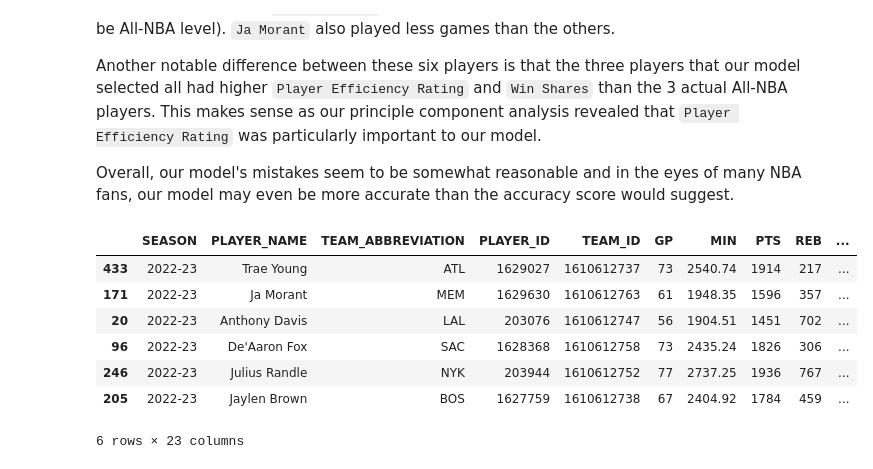
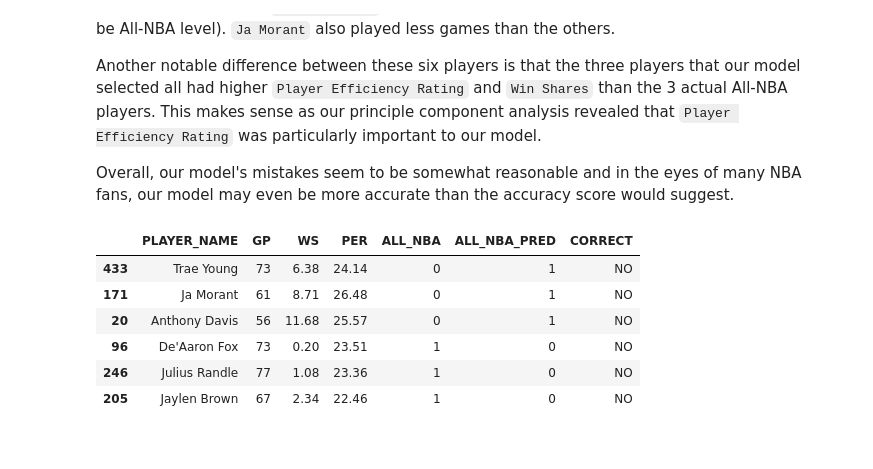
Before and after one commit to MikaelKaas/All-NBA_Award_Predictions, a Jupyter notebook: 6-make_predictions.ipynb, the cells around one changed output. Drawn from its saved outputs; the diff is of its cells as text; code cells hidden in the pictures.

```diff
--- a/6-make_predictions.ipynb
+++ b/6-make_predictions.ipynb
@@ -228,21 +228,21 @@ Overall, our model's mistakes seem to be somewhat reasonable and in the eyes of
 # %%
 temp = pd.DataFrame()
 temp = pd.concat([temp, playerStats2022_23[playerStats2022_23['PLAYER_NAME'] == 'Trae Young']])
 temp = pd.concat([temp, playerStats2022_23[playerStats2022_23['PLAYER_NAME'] == 'Ja Morant']])
 temp = pd.concat([temp, playerStats2022_23[playerStats2022_23['PLAYER_NAME'] == 'Anthony Davis']])
 temp = pd.concat([temp, playerStats2022_23[playerStats2022_23['PLAYER_NAME'] == 'De\'Aaron Fox']])
 temp = pd.concat([temp, playerStats2022_23[playerStats2022_23['PLAYER_NAME'] == 'Julius Randle']])
 temp = pd.concat([temp, playerStats2022_23[playerStats2022_23['PLAYER_NAME'] == 'Jaylen Brown']])
-temp
+temp[['PLAYER_NAME', 'GP', 'WS', 'PER', 'ALL_NBA', 'ALL_NBA_PRED', 'CORRECT']]
+# temp
 # %% [output]
-|  | SEASON | PLAYER_NAME | TEAM_ABBREVIATION | PLAYER_ID | TEAM_ID | GP | MIN | PTS | REB | ... |
-| 433 | 2022-23 | Trae Young | ATL | 1629027 | 1610612737 | 73 | 2540.74 | 1914 | 217 | ... |
-| 171 | 2022-23 | Ja Morant | MEM | 1629630 | 1610612763 | 61 | 1948.35 | 1596 | 357 | ... |
-| 20 | 2022-23 | Anthony Davis | LAL | 203076 | 1610612747 | 56 | 1904.51 | 1451 | 702 | ... |
-| 96 | 2022-23 | De'Aaron Fox | SAC | 1628368 | 1610612758 | 73 | 2435.24 | 1826 | 306 | ... |
-| 246 | 2022-23 | Julius Randle | NYK | 203944 | 1610612752 | 77 | 2737.25 | 1936 | 767 | ... |
-| 205 | 2022-23 | Jaylen Brown | BOS | 1627759 | 1610612738 | 67 | 2404.92 | 1784 | 459 | ... |
+|  | PLAYER_NAME | GP | WS | PER | ALL_NBA | ALL_NBA_PRED | CORRECT |
+| 433 | Trae Young | 73 | 6.38 | 24.14 | 0 | 1 | NO |
+| 171 | Ja Morant | 61 | 8.71 | 26.48 | 0 | 1 | NO |
+| 20 | Anthony Davis | 56 | 11.68 | 25.57 | 0 | 1 | NO |
+| 96 | De'Aaron Fox | 73 | 0.20 | 23.51 | 1 | 0 | NO |
+| 246 | Julius Randle | 77 | 1.08 | 23.36 | 1 | 0 | NO |
+| 205 | Jaylen Brown | 67 | 2.34 | 22.46 | 1 | 0 | NO |
-6 rows × 23 columns
 # %%
 # finally, I wanted to make predictions on the current season (2023-24) just for fun!
 # we won't be able to test the accuracy of these predictions as the All-NBA teams for this season haven't been selected yet!
```
Also changed, not shown: parts of 1 cell of this notebook.
